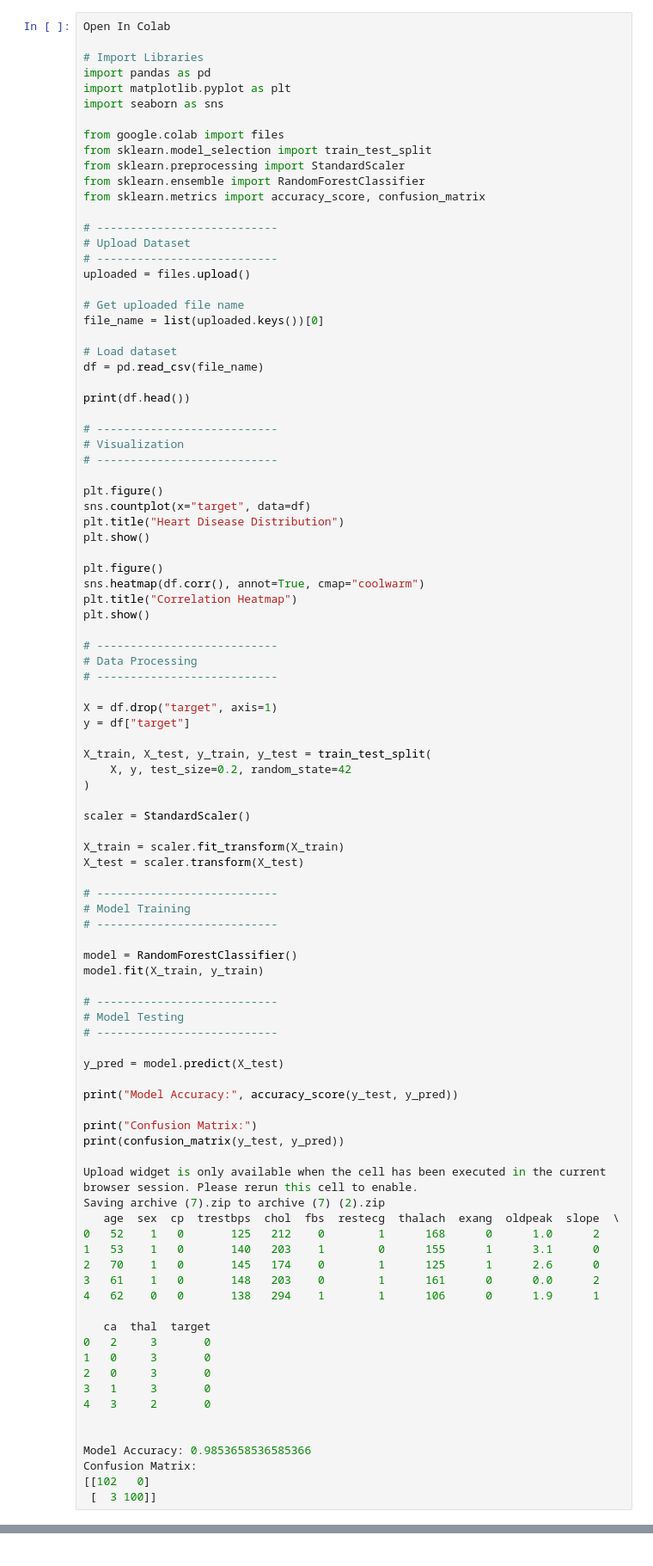
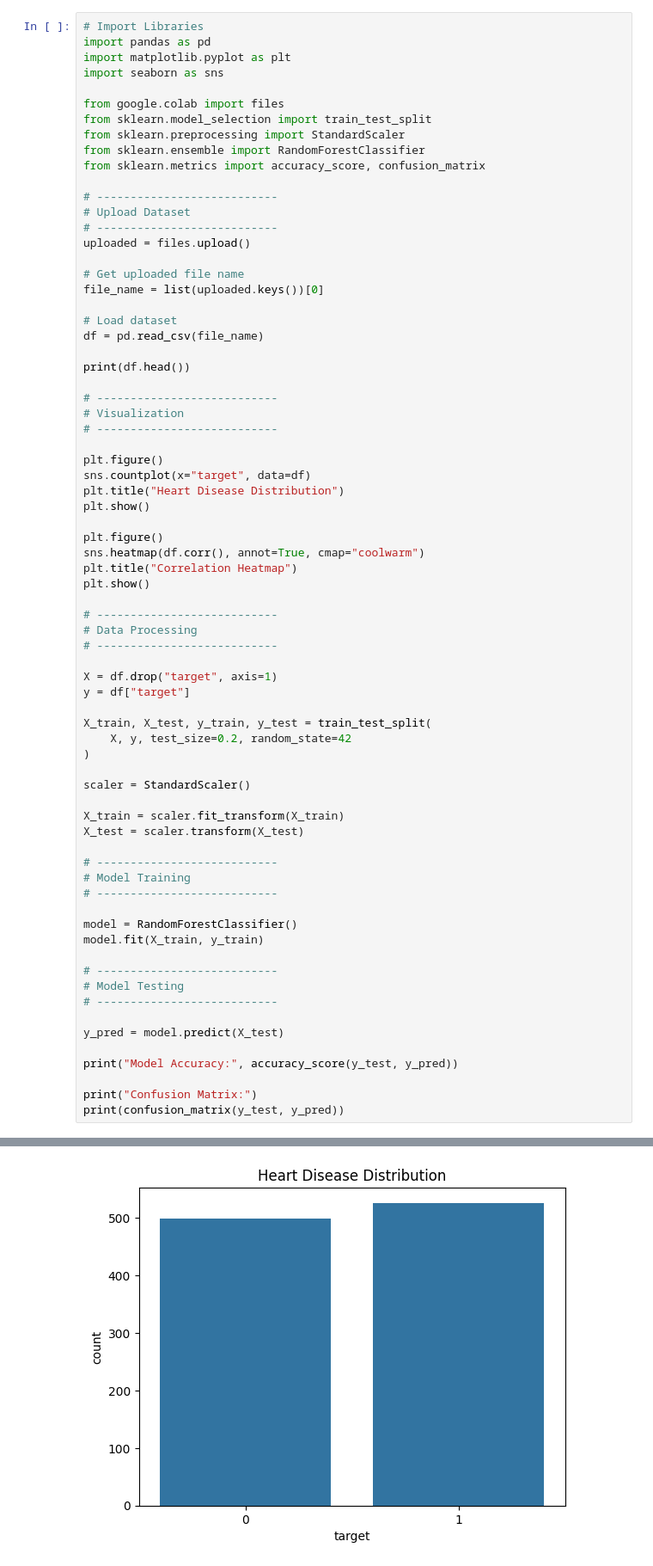
Before and after one commit to DEEKSHA-K225/Heart-disease-prediction, a Jupyter notebook: heart.ipynb, the cells around one changed output, grey strips where cells are left out. Shown at 86% size. Cells and saved outputs as stored; diff of their text form.

```diff
--- a/heart.ipynb
+++ b/heart.ipynb
@@ -1,8 +1,6 @@
 # %% [markdown]
 <a href="https://colab.research.google.com/github/DEEKSHA-K225/Heart-disease-prediction/blob/main/heart.ipynb" target="_parent"><img src="https://colab.research.google.com/assets/colab-badge.svg" alt="Open In Colab"/></a>
 # %%
-Open In Colab
-
 # Import Libraries
 import pandas as pd
 import matplotlib.pyplot as plt
@@ -74,26 +72,4 @@ print("Model Accuracy:", accuracy_score(y_test, y_pred))
 
 print("Confusion Matrix:")
 print(confusion_matrix(y_test, y_pred))
-
-Upload widget is only available when the cell has been executed in the current browser session. Please rerun this cell to enable.
-Saving archive (7).zip to archive (7) (2).zip
-   age  sex  cp  trestbps  chol  fbs  restecg  thalach  exang  oldpeak  slope  \
-0   52    1   0       125   212    0        1      168      0      1.0      2
-1   53    1   0       140   203    1        0      155      1      3.1      0
-2   70    1   0       145   174    0        1      125      1      2.6      0
-3   61    1   0       148   203    0        1      161      0      0.0      2
-4   62    0   0       138   294    1        1      106      0      1.9      1
-
-   ca  thal  target
-0   2     3       0
-1   0     3       0
-2   0     3       0
-3   1     3       0
-4   3     2       0
-
-
-Model Accuracy: 0.9853658536585366
-Confusion Matrix:
-[[102   0]
- [  3 100]]
 # %% [output]
@@ -100,0 +91 @@ SyntaxError: invalid syntax (3834887021.py, line 1)
+[figure, added]
```
Also changed, not shown: parts of 1 cell of this notebook.
